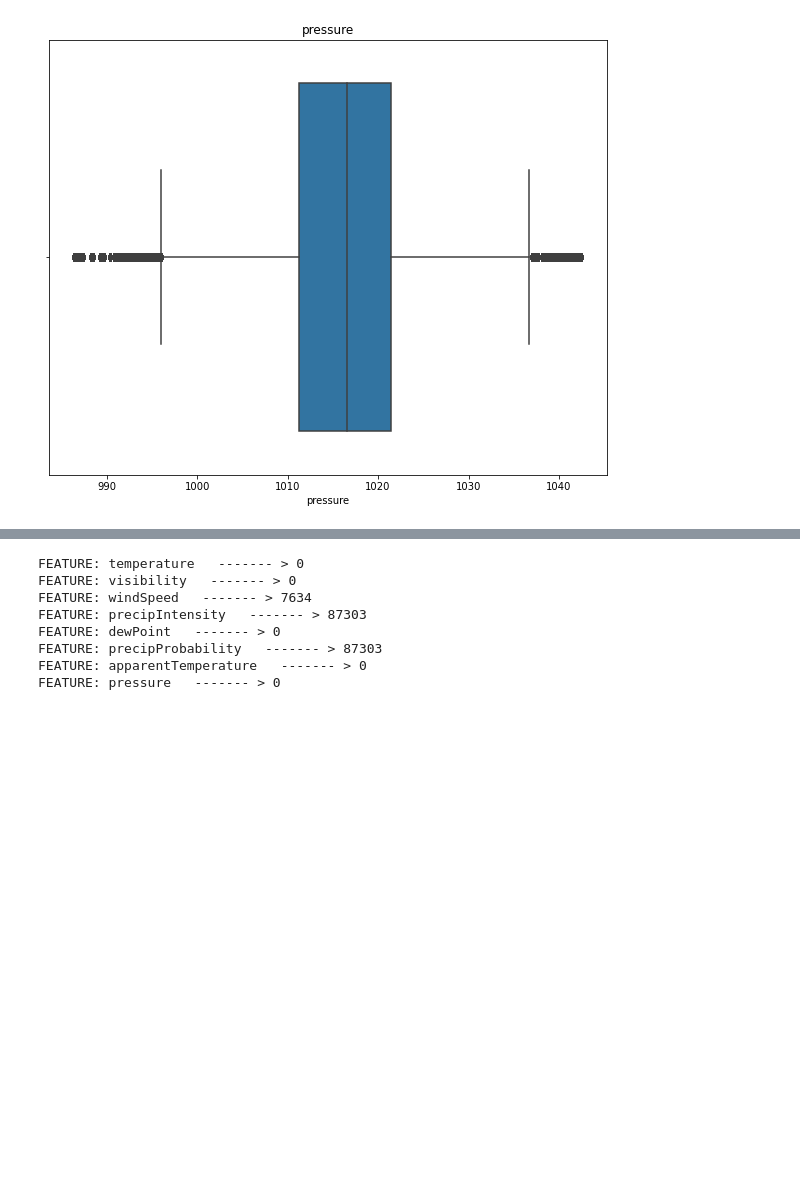
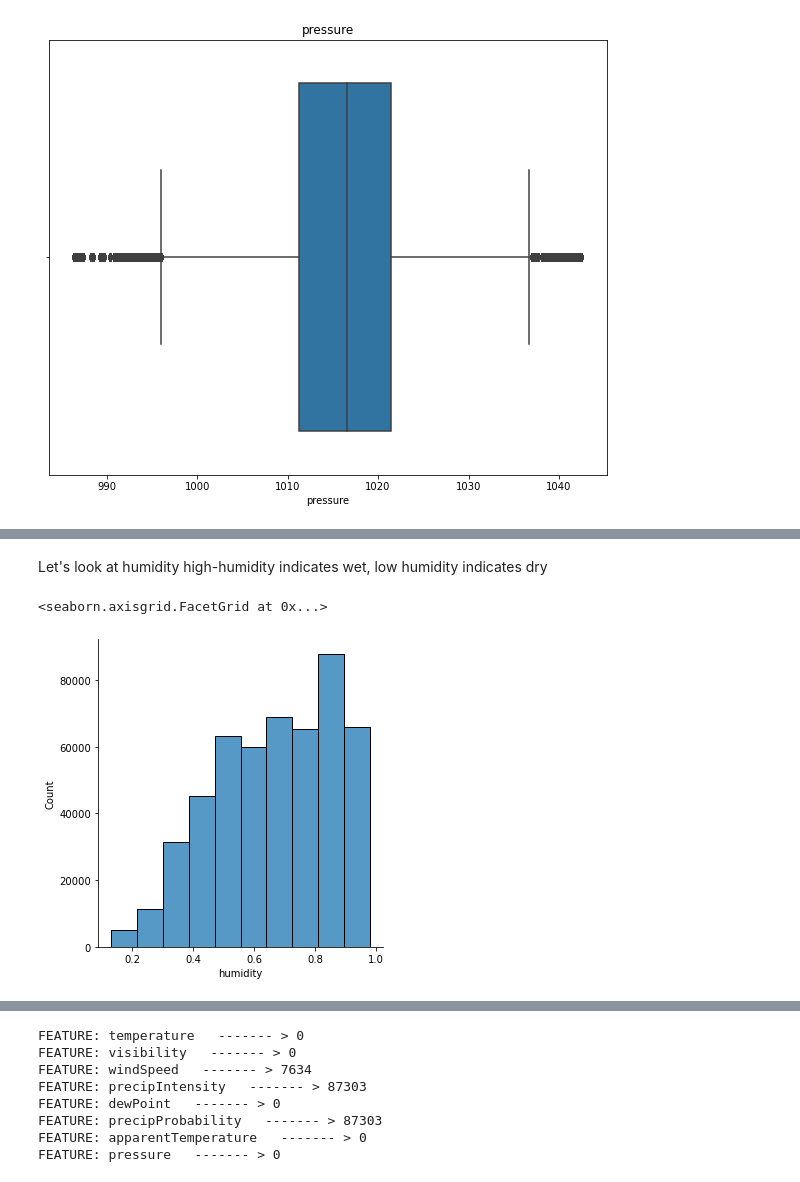
Before and after one commit to blackhat-coder/IoT-DataAnalysis, a Jupyter notebook: iot_dev.ipynb, the cells around one changed output, grey strips where cells are left out. Cells and saved outputs as stored; diff of their text form; code cells hidden in the pictures; blank space fills up the shorter version.

```diff
--- a/iot_dev.ipynb
+++ b/iot_dev.ipynb
@@ -357,0 +441,10 @@ for j in num_weather:
+# %% [markdown]
+Let's look at humidity
+high-humidity indicates wet, low humidity indicates dry
+# %%
+sns.displot(data=data, x='humidity', bins=10)
+
+# weird, we are having high temperatures and high humidity
+# %% [output]
+<seaborn.axisgrid.FacetGrid at 0x...>
+[figure, added]
```
Also changed, not shown: parts of 13 cells of this notebook.
